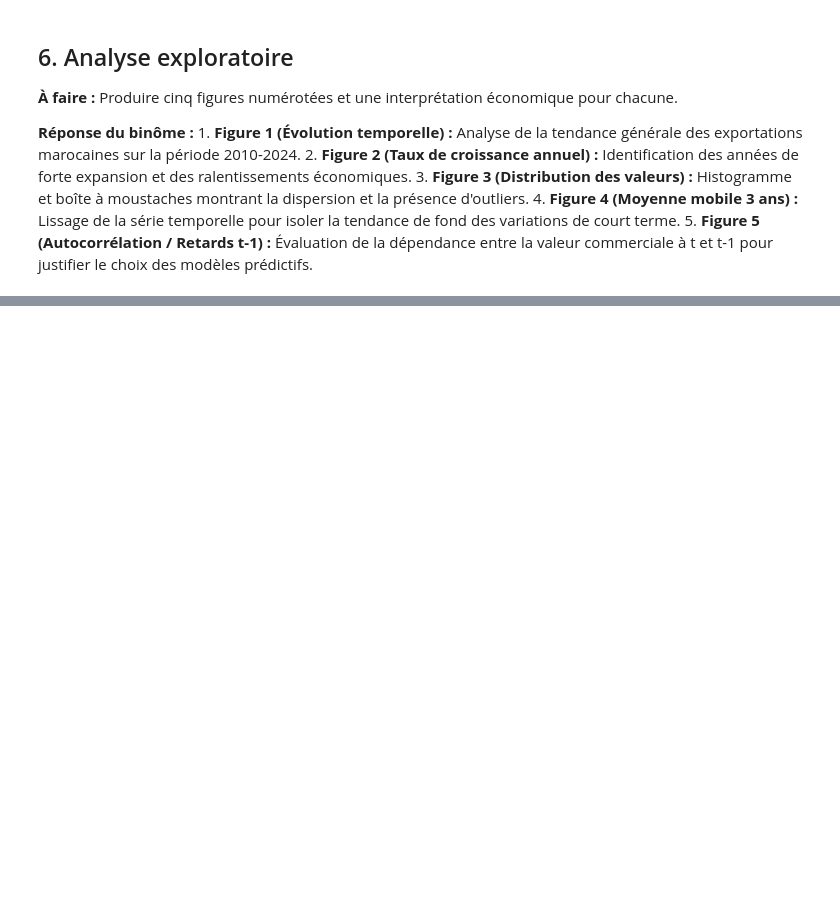
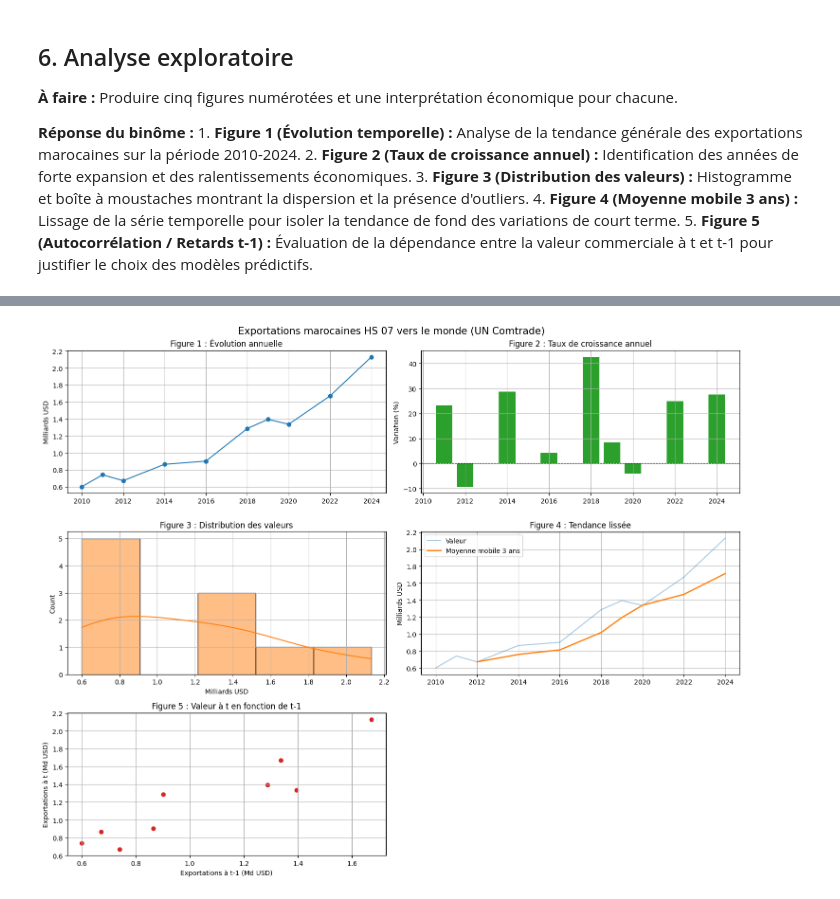
Before and after one commit to ichrak2671/Projet_DataScience_Maroc, a Jupyter notebook: Copie_de_Copie_de_Copie_de_Template_Projet_DataScience_Colab.ipynb, the cells around one changed output, grey strips where cells are left out. Drawn from its saved outputs; the diff is of its cells as text; code cells hidden in the pictures; blank space fills up the shorter version.

```diff
--- a/Copie_de_Copie_de_Copie_de_Template_Projet_DataScience_Colab.ipynb
+++ b/Copie_de_Copie_de_Copie_de_Template_Projet_DataScience_Colab.ipynb
@@ -242,0 +199,44 @@ plt.show()
+# %%
+import matplotlib.pyplot as plt
+import seaborn as sns
+
+d = df_clean[["period", "valeur_mds"]].copy().rename(columns={"period": "Annee"})
+d["Croissance"] = d["valeur_mds"].pct_change() * 100
+d["MM3"] = d["valeur_mds"].rolling(3).mean()
+d["t_moins_1"] = d["valeur_mds"].shift(1)
+
+fig, ax = plt.subplots(3, 2, figsize=(15, 12))
+fig.suptitle("Exportations marocaines HS 07 vers le monde (UN Comtrade)", fontsize=15)
+
+ax[0, 0].plot(d["Annee"], d["valeur_mds"], marker="o")
+ax[0, 0].set_title("Figure 1 : Évolution annuelle")
+ax[0, 0].set_ylabel("Milliards USD")
+
+ax[0, 1].bar(d["Annee"], d["Croissance"], color="tab:green")
+ax[0, 1].axhline(0, color="k", ls="--", lw=0.8)
+ax[0, 1].set_title("Figure 2 : Taux de croissance annuel")
+ax[0, 1].set_ylabel("Variation (%)")
+
+sns.histplot(d["valeur_mds"], kde=True, ax=ax[1, 0], color="tab:orange")
+ax[1, 0].set_title("Figure 3 : Distribution des valeurs")
+ax[1, 0].set_xlabel("Milliards USD")
+
+ax[1, 1].plot(d["Annee"], d["valeur_mds"], alpha=0.4, label="Valeur")
+ax[1, 1].plot(d["Annee"], d["MM3"], lw=2, label="Moyenne mobile 3 ans")
+ax[1, 1].set_title("Figure 4 : Tendance lissée")
+ax[1, 1].set_ylabel("Milliards USD")
+ax[1, 1].legend()
+
+ax[2, 0].scatter(d["t_moins_1"], d["valeur_mds"], color="tab:red")
+ax[2, 0].set_title("Figure 5 : Valeur à t en fonction de t-1")
+ax[2, 0].set_xlabel("Exportations à t-1 (Md USD)")
+ax[2, 0].set_ylabel("Exportations à t (Md USD)")
+ax[2, 1].axis("off")
+
+for a in ax.flat[:5]:
+    a.grid(True)
+plt.tight_layout()
+plt.savefig("figures_eda.png", dpi=150)
+plt.show()
+# %% [output]
+[figure, added]
```
Also changed, not shown: parts of 34 cells of this notebook.
